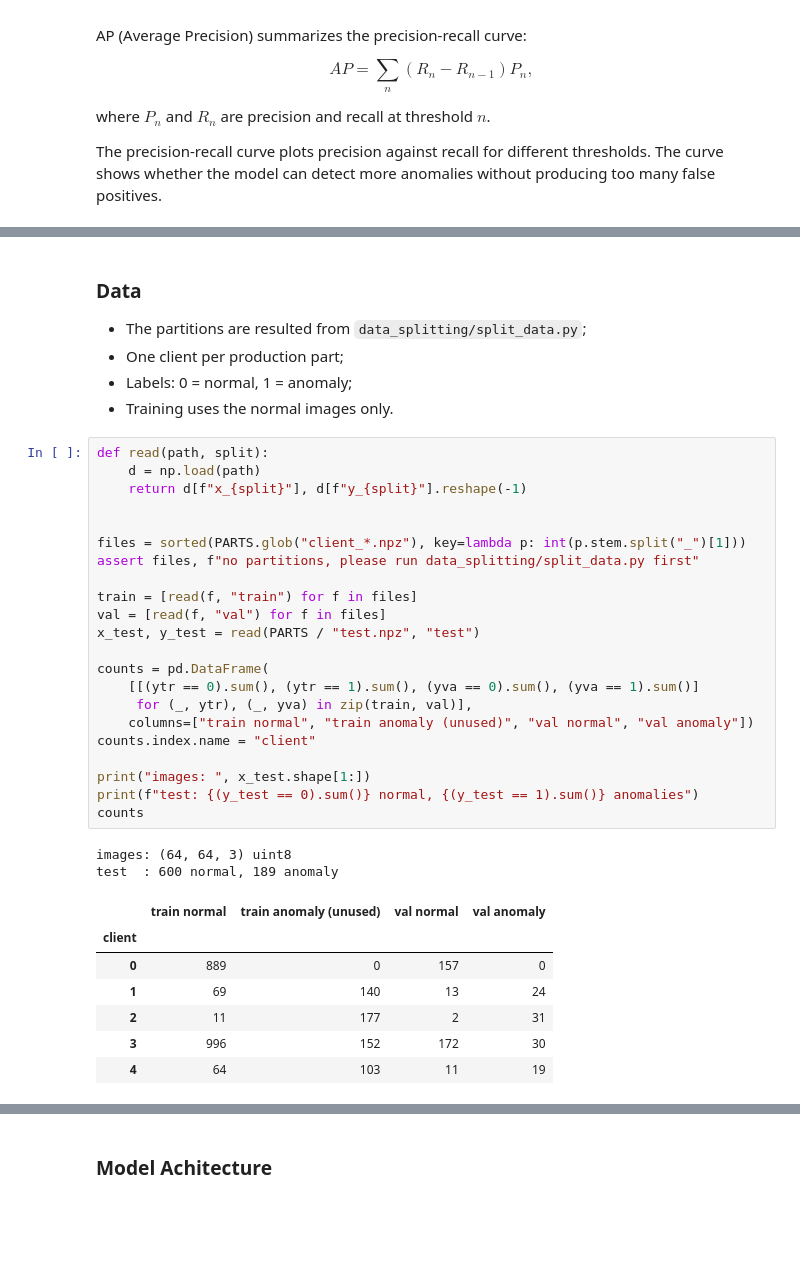
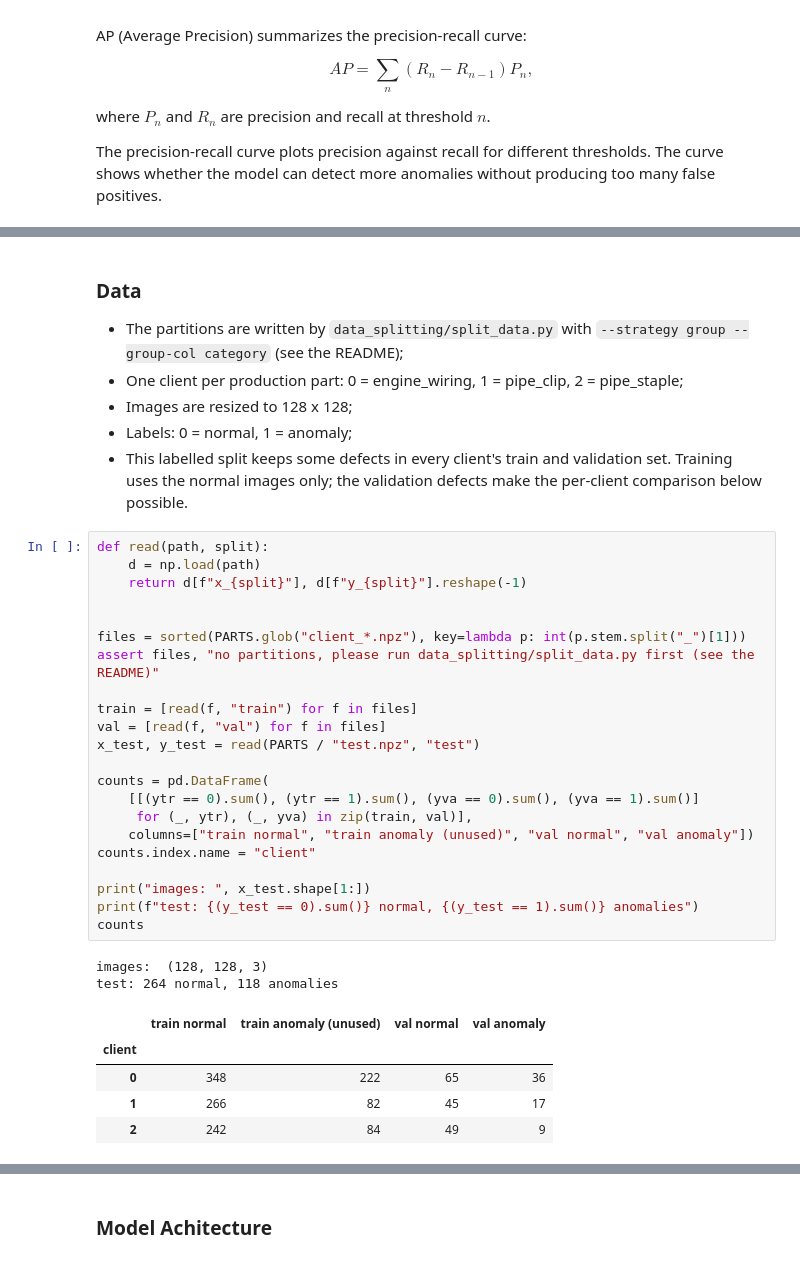
Before and after one commit to corpaci/bib-project-federated-learning, a Jupyter notebook: notebooks/stage_01/baseline_model_with_markdowns.ipynb, the cells around one changed output, grey strips where cells are left out. Cells and saved outputs as stored; diff of their text form; blank space fills up the shorter version.

```diff
--- a/notebooks/stage_01/baseline_model_with_markdowns.ipynb
+++ b/notebooks/stage_01/baseline_model_with_markdowns.ipynb
@@ -296,42 +296,41 @@ dev = torch.device("cuda" if torch.cuda.is_available() else "cpu")
 # %% [markdown]
 ### Data
 
-- The partitions are resulted from `data_splitting/split_data.py`;
-- One client per production part;
+- The partitions are written by `data_splitting/split_data.py` with `--strategy group --group-col category` (see the README);
+- One client per production part: 0 = engine_wiring, 1 = pipe_clip, 2 = pipe_staple;
+- Images are resized to 128 x 128;
 - Labels: 0 = normal, 1 = anomaly;
-- Training uses the normal images only.
+- This labelled split keeps some defects in every client's train and validation set. Training uses the normal images only; the validation defects make the per-client comparison below possible.
 # %%
 def read(path, split):
     d = np.load(path)
     return d[f"x_{split}"], d[f"y_{split}"].reshape(-1)
 
 
 files = sorted(PARTS.glob("client_*.npz"), key=lambda p: int(p.stem.split("_")[1]))
-assert files, f"no partitions, please run data_splitting/split_data.py first"
+assert files, "no partitions, please run data_splitting/split_data.py first (see the README)"
 
 train = [read(f, "train") for f in files]
 val = [read(f, "val") for f in files]
 x_test, y_test = read(PARTS / "test.npz", "test")
 
 counts = pd.DataFrame(
     [[(ytr == 0).sum(), (ytr == 1).sum(), (yva == 0).sum(), (yva == 1).sum()]
      for (_, ytr), (_, yva) in zip(train, val)],
     columns=["train normal", "train anomaly (unused)", "val normal", "val anomaly"])
 counts.index.name = "client"
 
 print("images: ", x_test.shape[1:])
 print(f"test: {(y_test == 0).sum()} normal, {(y_test == 1).sum()} anomalies")
 counts
 # %% [output]
-images: (64, 64, 3) uint8
-test  : 600 normal, 189 anomaly
+images:  (128, 128, 3)
+test: 264 normal, 118 anomalies
 |  | train normal | train anomaly (unused) | val normal | val anomaly |
 | client |  |  |  |  |
-| 0 | 889 | 0 | 157 | 0 |
-| 1 | 69 | 140 | 13 | 24 |
-| 2 | 11 | 177 | 2 | 31 |
-| 3 | 996 | 152 | 172 | 30 |
-| 4 | 64 | 103 | 11 | 19 |
+| 0 | 348 | 222 | 65 | 36 |
+| 1 | 266 | 82 | 45 | 17 |
+| 2 | 242 | 84 | 49 | 9 |
 # %%
 x_pool = np.concatenate([x[y == 0] for x, y in train])
 x_val = np.concatenate([x for x, _ in val])
```
Also changed, not shown: parts of 9 cells of this notebook, 21 other files.
